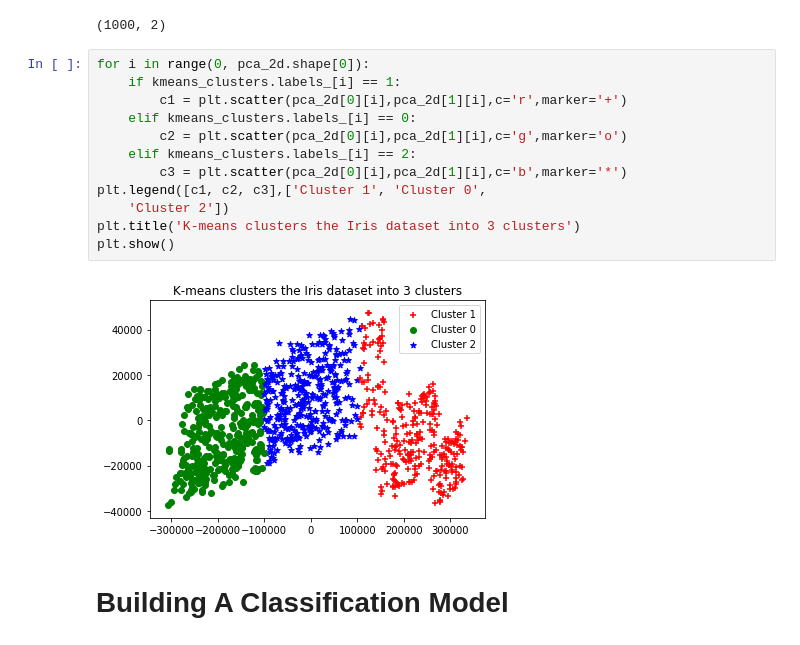
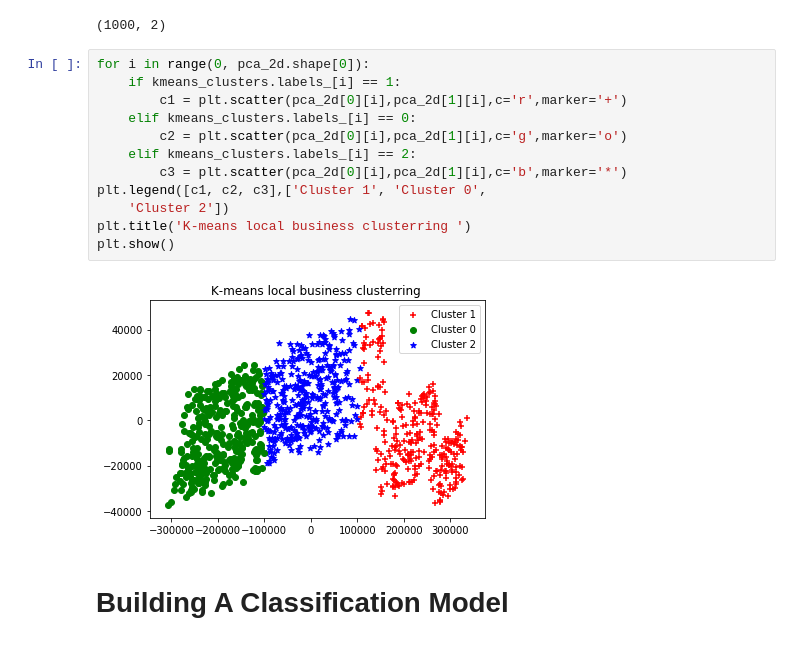
Before and after one commit to psnehas/Help_Local_Businesses, a Jupyter notebook: local_stores'_classification.ipynb, the cells around one changed output. Drawn from its saved outputs; the diff is of its cells as text.

Commit message:
local business classification update

```diff
--- a/local_stores'_classification.ipynb
+++ b/local_stores'_classification.ipynb
@@ -157,17 +157,17 @@ pca_2d.shape
 # %%
 for i in range(0, pca_2d.shape[0]):
     if kmeans_clusters.labels_[i] == 1:
         c1 = plt.scatter(pca_2d[0][i],pca_2d[1][i],c='r',marker='+')
     elif kmeans_clusters.labels_[i] == 0:
         c2 = plt.scatter(pca_2d[0][i],pca_2d[1][i],c='g',marker='o')
     elif kmeans_clusters.labels_[i] == 2:
         c3 = plt.scatter(pca_2d[0][i],pca_2d[1][i],c='b',marker='*')
 plt.legend([c1, c2, c3],['Cluster 1', 'Cluster 0',
     'Cluster 2'])
-plt.title('K-means clusters the Iris dataset into 3 clusters')
+plt.title('K-means local business clusterring ')
 plt.show()
 # %% [output]
-[figure, old version]
+[figure, new version]
 # %% [markdown]
 # Building A Classification Model
 # %%
```
Also changed, not shown: parts of 1 cell of this notebook.
